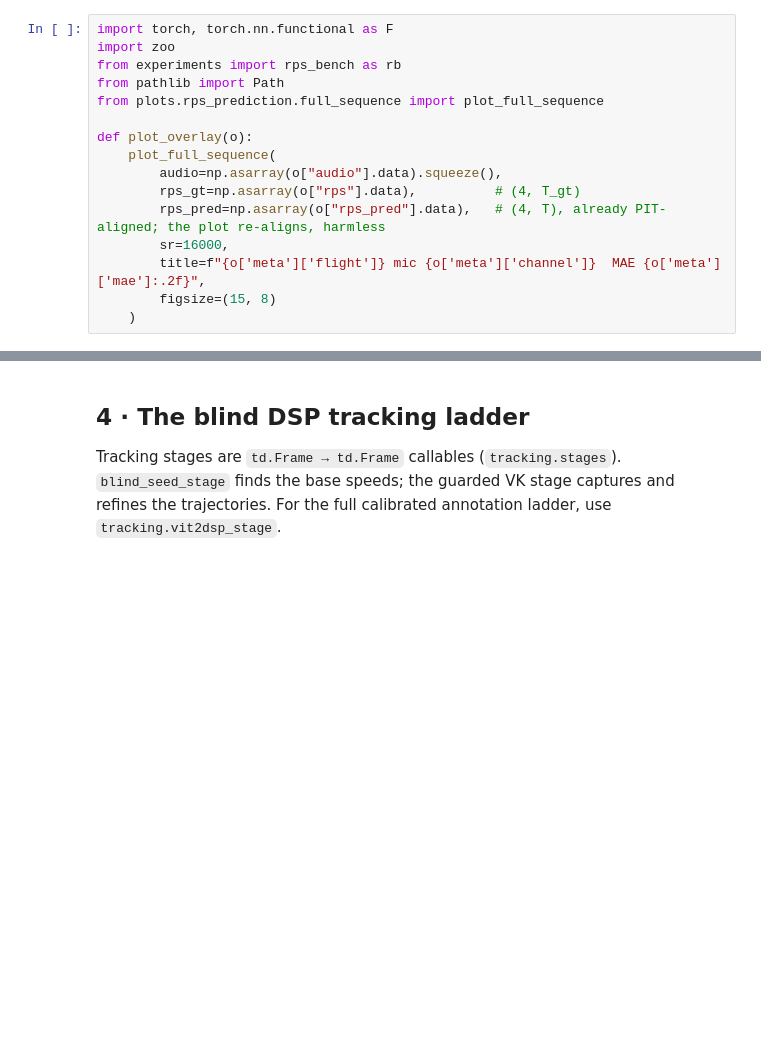
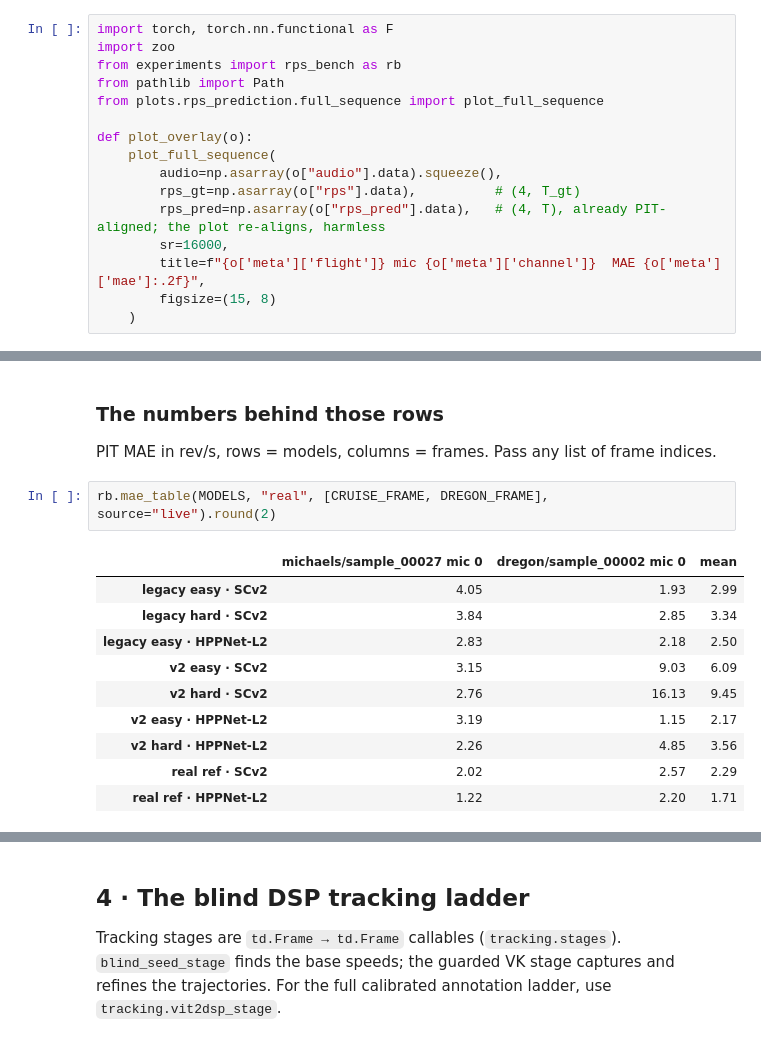
Before and after one commit to flyingleafe/harmonic-noise-suppression, a Jupyter notebook: notebooks/rps_tracking.ipynb, the cells around one changed output, grey strips where cells are left out. Drawn from its saved outputs; the diff is of its cells as text; blank space fills up the shorter version.

```diff
--- a/notebooks/rps_tracking.ipynb
+++ b/notebooks/rps_tracking.ipynb
@@ -82,0 +148,17 @@ def plot_overlay(o):
+# %% [markdown]
+### The numbers behind those rows
+
+PIT MAE in rev/s, rows = models, columns = frames. Pass any list of frame indices.
+# %%
+rb.mae_table(MODELS, "real", [CRUISE_FRAME, DREGON_FRAME], source="live").round(2)
+# %% [output]
+|  | michaels/sample_00027 mic 0 | dregon/sample_00002 mic 0 | mean |
+| legacy easy · SCv2 | 4.05 | 1.93 | 2.99 |
+| legacy hard · SCv2 | 3.84 | 2.85 | 3.34 |
+| legacy easy · HPPNet-L2 | 2.83 | 2.18 | 2.50 |
+| v2 easy · SCv2 | 3.15 | 9.03 | 6.09 |
+| v2 hard · SCv2 | 2.76 | 16.13 | 9.45 |
+| v2 easy · HPPNet-L2 | 3.19 | 1.15 | 2.17 |
+| v2 hard · HPPNet-L2 | 2.26 | 4.85 | 3.56 |
+| real ref · SCv2 | 2.02 | 2.57 | 2.29 |
+| real ref · HPPNet-L2 | 1.22 | 2.20 | 1.71 |
```
Also changed, not shown: parts of 20 cells of this notebook, 2 other files.
